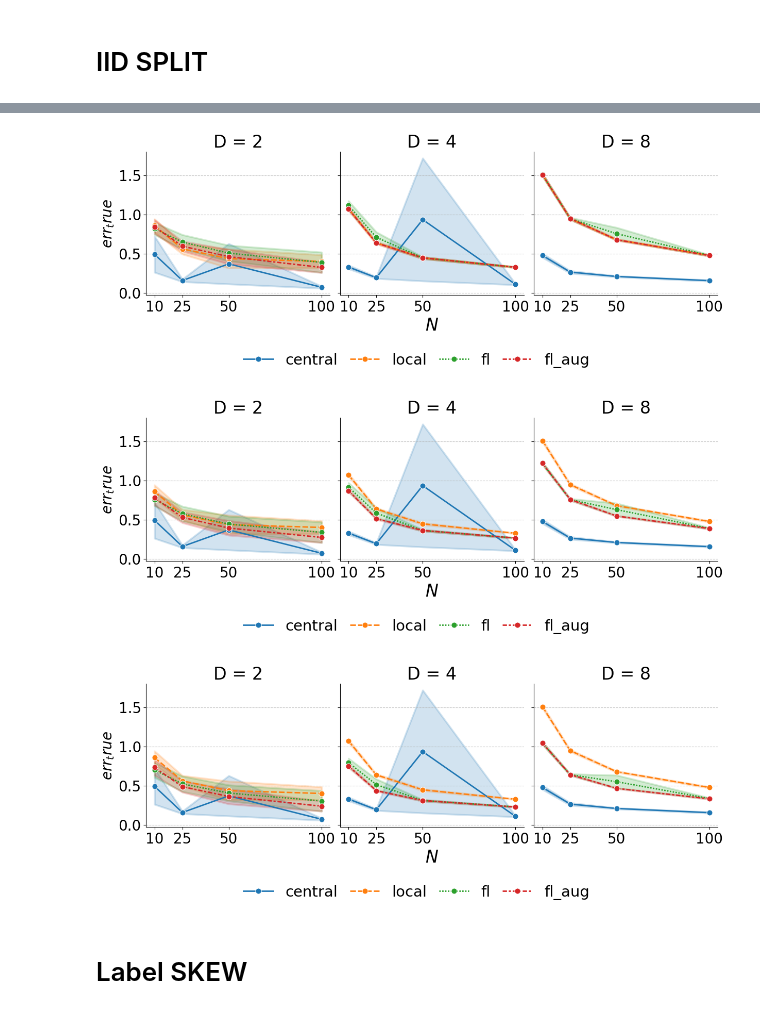
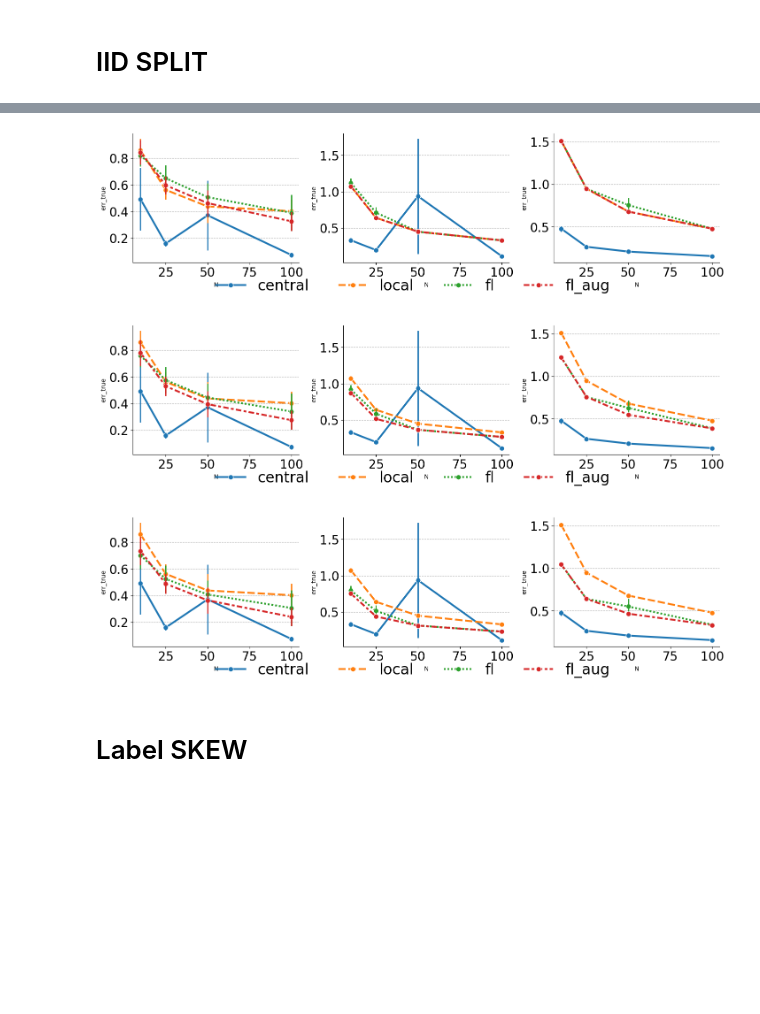
Before and after one commit to shamPJ/KL-GTVmin-GMM, a Jupyter notebook: Untitled.ipynb, the cells around one changed output, grey strips where cells are left out. Cells and saved outputs as stored; diff of their text form; code cells hidden in the pictures; blank space fills up the shorter version.

```diff
--- a/Untitled.ipynb
+++ b/Untitled.ipynb
@@ -85,11 +132,11 @@ plot_metric_line(df_lambda_1, "N", "Log-likelihood", "D")
 # %%
-plot_metric_line(df_lambda_0, "N", "err_true", "D")
-plot_metric_line(df_lambda_05, "N", "err_true", "D")
-plot_metric_line(df_lambda_1, "N", "err_true", "D")
+plot_metrics(df_lambda_0, "N", "err_true", "D")
+plot_metrics(df_lambda_05, "N", "err_true", "D")
+plot_metrics(df_lambda_1, "N", "err_true", "D")
 # %% [output]
-[figure, old version]
+[figure, new version]
-[figure, old version]
+[figure, new version]
-[figure, old version]
+[figure, new version]
 # %% [markdown]
 # Label SKEW
 # %%
```
Also changed, not shown: parts of 10 cells of this notebook.
